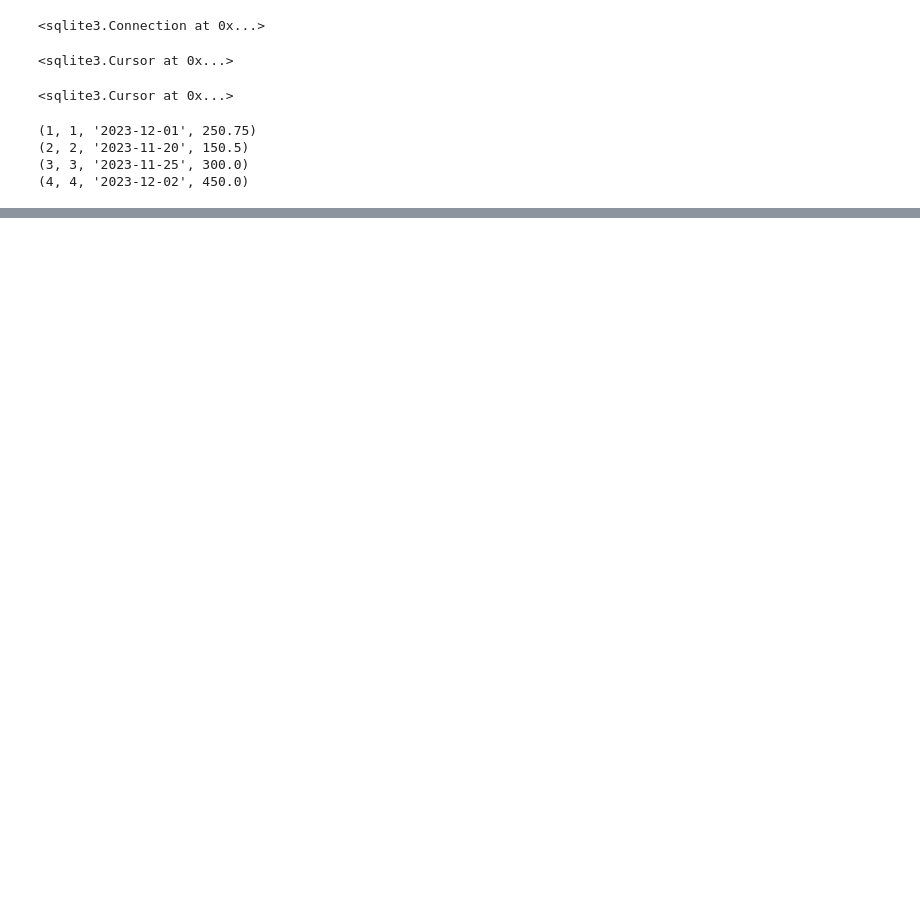
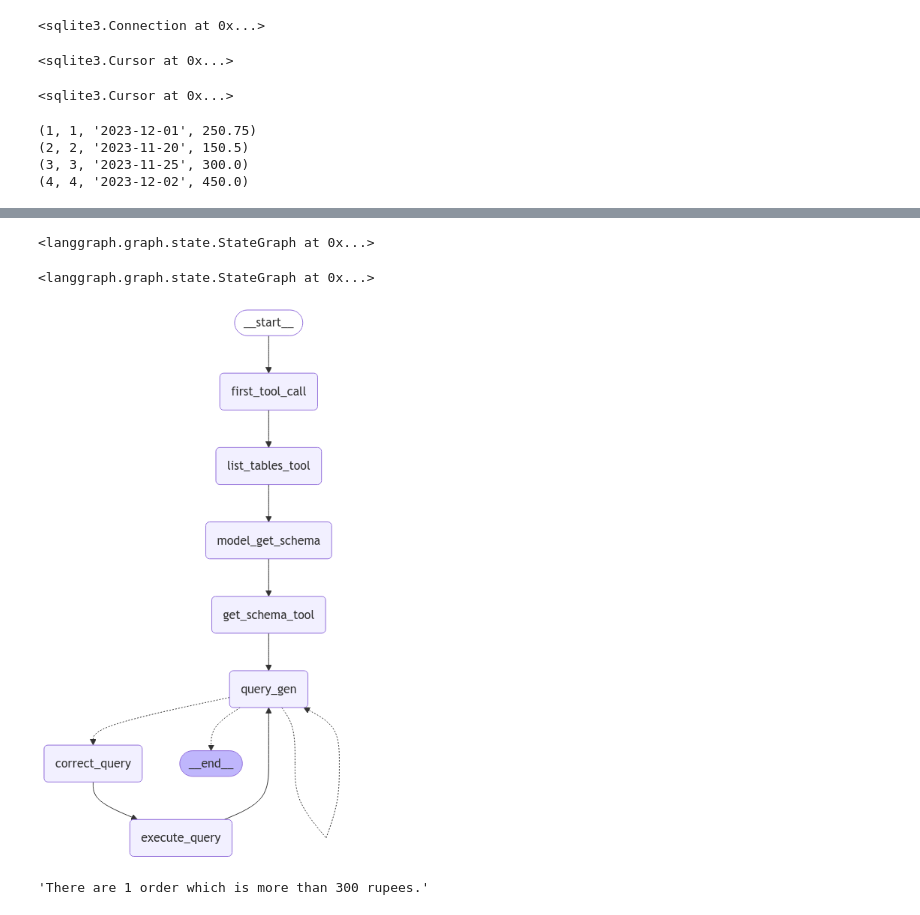
Before and after one commit to kjpou1/agentic_ai_langgraph, a Jupyter notebook: sql_agent_with_langgraph.ipynb, the cells around one changed output, grey strips where cells are left out. Saved outputs shown, nothing was run; the diff lists cells and outputs as text; code cells hidden in the pictures; blank space fills up the shorter version.

```diff
--- a/sql_agent_with_langgraph.ipynb
+++ b/sql_agent_with_langgraph.ipynb
@@ -102,0 +426,50 @@ for row in cursor.fetchall():
+# %%
+workflow = StateGraph(State)
+# %%
+workflow.add_node("first_tool_call", first_tool_call)
+workflow.add_node(
+    "list_tables_tool", create_tool_node_with_fallback([list_tables_tool])
+)
+workflow.add_node("get_schema_tool", create_tool_node_with_fallback([get_schema_tool]))
+model_get_schema = llm.bind_tools([get_schema_tool])
+workflow.add_node(
+    "model_get_schema",
+    lambda state: {
+        "messages": [model_get_schema.invoke(state["messages"])],
+    },
+)
+workflow.add_node("query_gen", query_gen_node)
+workflow.add_node("correct_query", model_check_query)
+workflow.add_node("execute_query", create_tool_node_with_fallback([db_query_tool]))
+# %% [output]
+<langgraph.graph.state.StateGraph at 0x...>
+# %%
+workflow.add_edge(START, "first_tool_call")
+workflow.add_edge("first_tool_call", "list_tables_tool")
+workflow.add_edge("list_tables_tool", "model_get_schema")
+workflow.add_edge("model_get_schema", "get_schema_tool")
+workflow.add_edge("get_schema_tool", "query_gen")
+workflow.add_conditional_edges(
+    "query_gen",
+    should_continue,
+    {END: END, "query_gen": "query_gen", "correct_query": "correct_query"},
+)
+workflow.add_edge("correct_query", "execute_query")
+workflow.add_edge("execute_query", "query_gen")
+# %% [output]
+<langgraph.graph.state.StateGraph at 0x...>
+# %%
+app = workflow.compile()
+# %%
+from IPython.display import Image, display
+from langchain_core.runnables.graph import MermaidDrawMethod
+
+display(
+    Image(
+        app.get_graph().draw_mermaid_png(
+            draw_method=MermaidDrawMethod.API,
+        )
+    )
+)
+# %% [output]
+[figure, added]
@@ -102,0 +482,4 @@ for row in cursor.fetchall():
+# %%
+response["messages"][-1].tool_calls[0]["args"]["final_answer"]
+# %% [output]
+'There are 1 order which is more than 300 rupees.'
```
Also changed, not shown: parts of 39 cells of this notebook, 1 other file.
